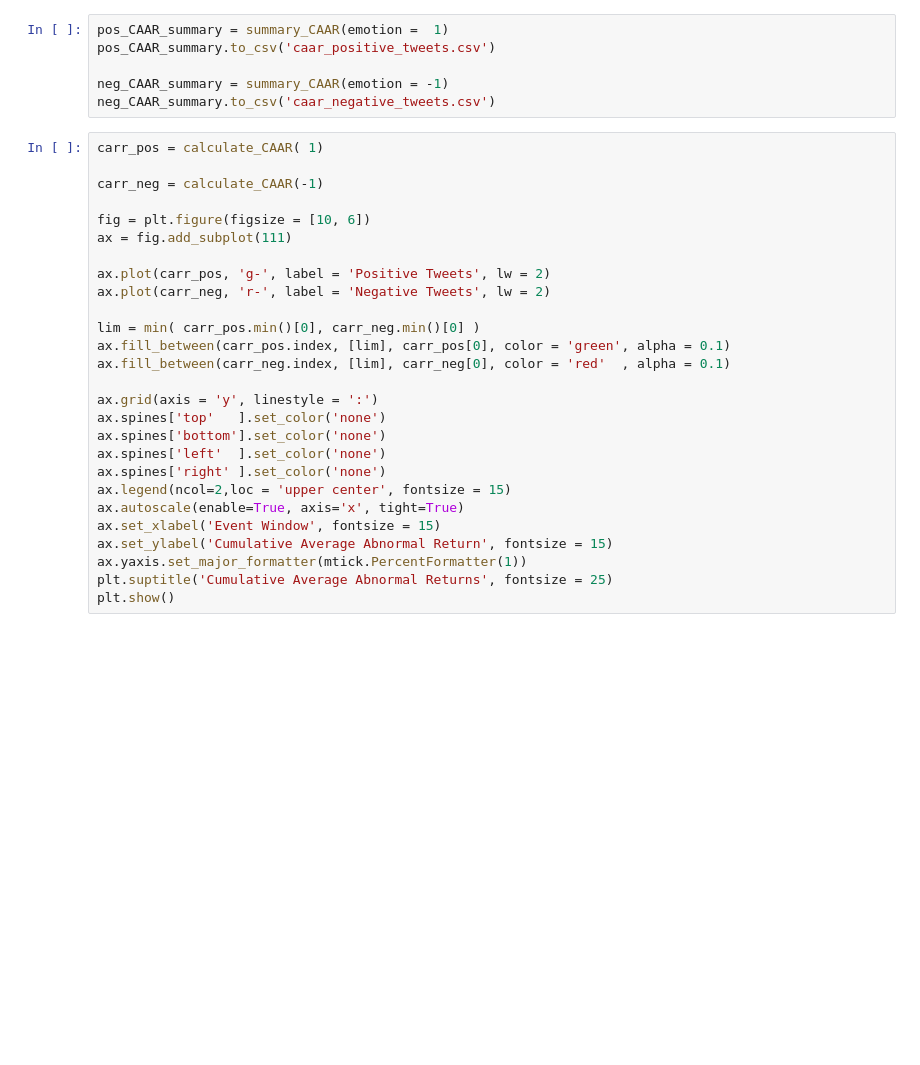
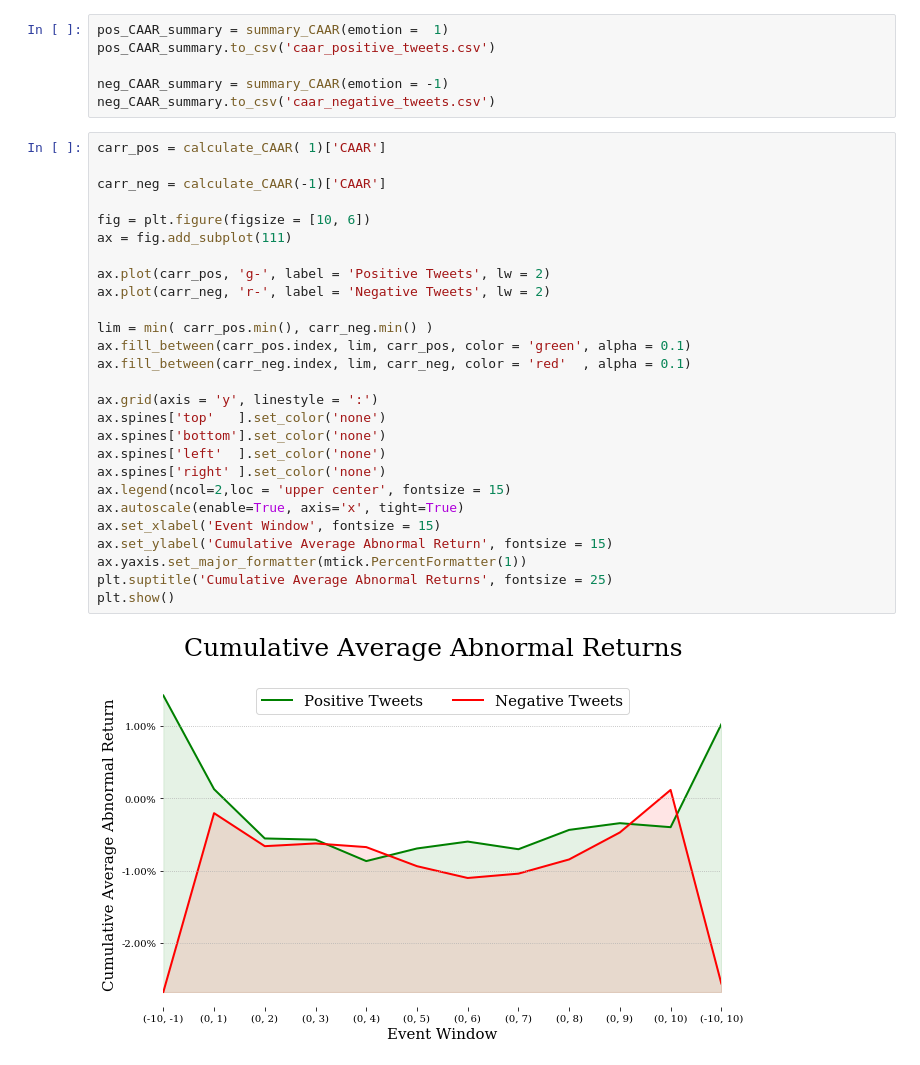
Before and after one commit to OrangeXia2013/TrumpTweetsProject, a Jupyter notebook: event_study/Event_study.ipynb, the cells around one changed output. Cells and saved outputs as stored; diff of their text form; blank space fills up the shorter version.

```diff
--- a/event_study/Event_study.ipynb
+++ b/event_study/Event_study.ipynb
@@ -543,29 +543,31 @@ pos_CAAR_summary.to_csv('caar_positive_tweets.csv')
 neg_CAAR_summary = summary_CAAR(emotion = -1)
 neg_CAAR_summary.to_csv('caar_negative_tweets.csv')
 # %%
-carr_pos = calculate_CAAR( 1)
+carr_pos = calculate_CAAR( 1)['CAAR']
 
-carr_neg = calculate_CAAR(-1)
+carr_neg = calculate_CAAR(-1)['CAAR']
 
 fig = plt.figure(figsize = [10, 6])
 ax = fig.add_subplot(111)
 
 ax.plot(carr_pos, 'g-', label = 'Positive Tweets', lw = 2)
 ax.plot(carr_neg, 'r-', label = 'Negative Tweets', lw = 2)
 
-lim = min( carr_pos.min()[0], carr_neg.min()[0] )
-ax.fill_between(carr_pos.index, [lim], carr_pos[0], color = 'green', alpha = 0.1)
-ax.fill_between(carr_neg.index, [lim], carr_neg[0], color = 'red'  , alpha = 0.1)
+lim = min( carr_pos.min(), carr_neg.min() )
+ax.fill_between(carr_pos.index, lim, carr_pos, color = 'green', alpha = 0.1)
+ax.fill_between(carr_neg.index, lim, carr_neg, color = 'red'  , alpha = 0.1)
 
 ax.grid(axis = 'y', linestyle = ':')
 ax.spines['top'   ].set_color('none')
 ax.spines['bottom'].set_color('none')
 ax.spines['left'  ].set_color('none')
 ax.spines['right' ].set_color('none')
 ax.legend(ncol=2,loc = 'upper center', fontsize = 15)
 ax.autoscale(enable=True, axis='x', tight=True)
 ax.set_xlabel('Event Window', fontsize = 15)
 ax.set_ylabel('Cumulative Average Abnormal Return', fontsize = 15)
 ax.yaxis.set_major_formatter(mtick.PercentFormatter(1))
 plt.suptitle('Cumulative Average Abnormal Returns', fontsize = 25)
 plt.show()
+# %% [output]
+[figure, added]
```
